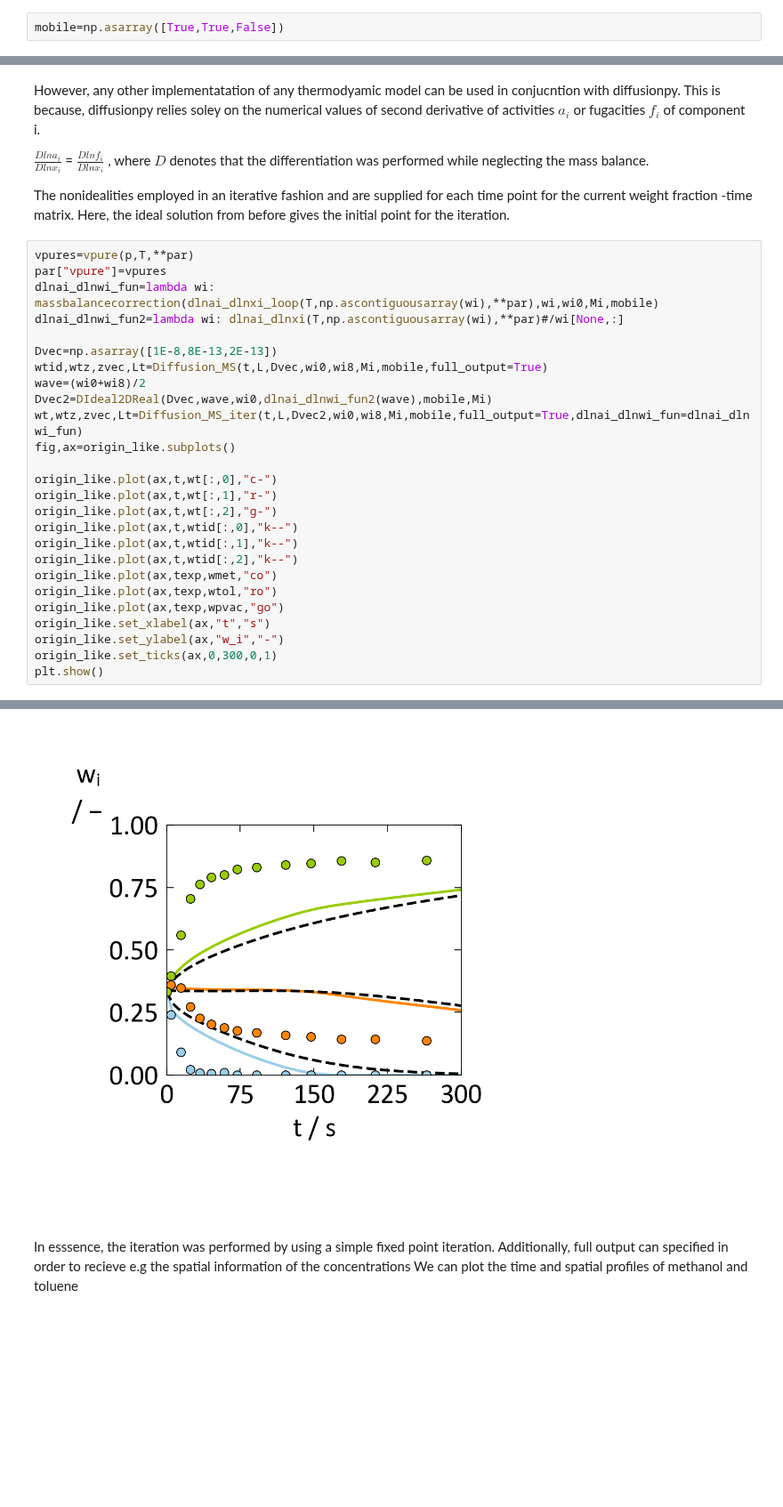
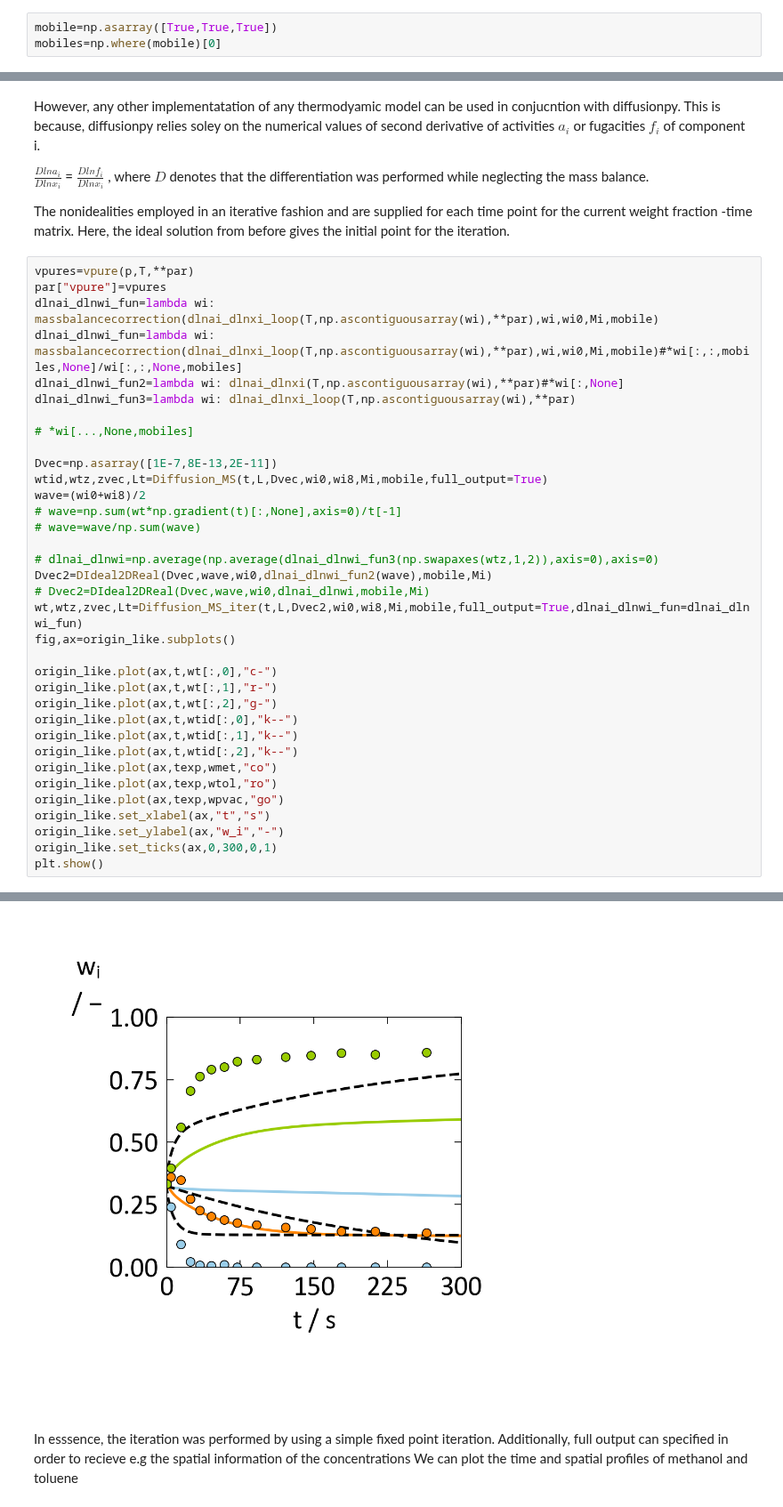
Before and after one commit to Borrdom/diffusionpy, a Jupyter notebook: examples_notebooks/01_codrying_pvac_testaverahgeTHFaktor2.ipynb, the cells around one changed output, grey strips where cells are left out. Shown at 89% size. Saved outputs shown, nothing was run; the diff lists cells and outputs as text; blank space fills up the shorter version.

```diff
--- a/examples_notebooks/01_codrying_pvac_testaverahgeTHFaktor2.ipynb
+++ b/examples_notebooks/01_codrying_pvac_testaverahgeTHFaktor2.ipynb
@@ -78,7 +78,8 @@ print(Dmat)
 # %% [markdown]
 Lastly, one needs to specify which components is considered mobile and which immobile. In our case, the solvents are obviously mobile while the polymer can be considered immobile due to its large molar mass which is conveniently defined as a boolean array.
 # %%
-mobile=np.asarray([True,True,False])
+mobile=np.asarray([True,True,True])
+mobiles=np.where(mobile)[0]
 # %% [markdown]
 Finally, we can model solvent desorption. First in the ideal case and plot the results
 # %%
@@ -117,12 +118,21 @@ The nonidealities employed in an iterative fashion and are supplied for each tim
 vpures=vpure(p,T,**par)
 par["vpure"]=vpures
 dlnai_dlnwi_fun=lambda wi: massbalancecorrection(dlnai_dlnxi_loop(T,np.ascontiguousarray(wi),**par),wi,wi0,Mi,mobile)
-dlnai_dlnwi_fun2=lambda wi: dlnai_dlnxi(T,np.ascontiguousarray(wi),**par)#/wi[None,:]
+dlnai_dlnwi_fun=lambda wi: massbalancecorrection(dlnai_dlnxi_loop(T,np.ascontiguousarray(wi),**par),wi,wi0,Mi,mobile)#*wi[:,:,mobiles,None]/wi[:,:,None,mobiles]
+dlnai_dlnwi_fun2=lambda wi: dlnai_dlnxi(T,np.ascontiguousarray(wi),**par)#*wi[:,None]
+dlnai_dlnwi_fun3=lambda wi: dlnai_dlnxi_loop(T,np.ascontiguousarray(wi),**par)
 
-Dvec=np.asarray([1E-8,8E-13,2E-13])
+# *wi[...,None,mobiles]
+
+Dvec=np.asarray([1E-7,8E-13,2E-11])
 wtid,wtz,zvec,Lt=Diffusion_MS(t,L,Dvec,wi0,wi8,Mi,mobile,full_output=True)
 wave=(wi0+wi8)/2
+# wave=np.sum(wt*np.gradient(t)[:,None],axis=0)/t[-1]
+# wave=wave/np.sum(wave)
+
+# dlnai_dlnwi=np.average(np.average(dlnai_dlnwi_fun3(np.swapaxes(wtz,1,2)),axis=0),axis=0)
 Dvec2=DIdeal2DReal(Dvec,wave,wi0,dlnai_dlnwi_fun2(wave),mobile,Mi)
+# Dvec2=DIdeal2DReal(Dvec,wave,wi0,dlnai_dlnwi,mobile,Mi)
 wt,wtz,zvec,Lt=Diffusion_MS_iter(t,L,Dvec2,wi0,wi8,Mi,mobile,full_output=True,dlnai_dlnwi_fun=dlnai_dlnwi_fun)
 fig,ax=origin_like.subplots()
 
@@ -160,4 +170,4 @@ plt.show()
-[figure, old version]
+[figure, new version]
 # %% [markdown]
 In esssence, the iteration was performed by using a simple fixed point iteration.
 Additionally, full output can specified in order to recieve e.g the spatial information of the concentrations
```
Also changed, not shown: parts of 6 cells of this notebook, 5 other files.
